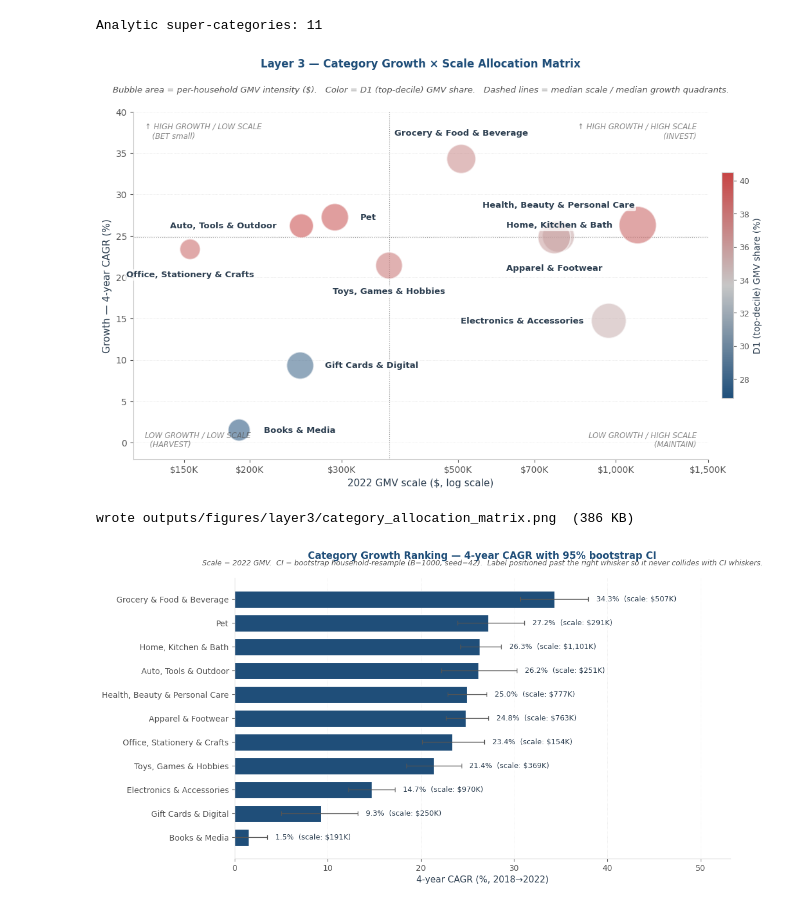
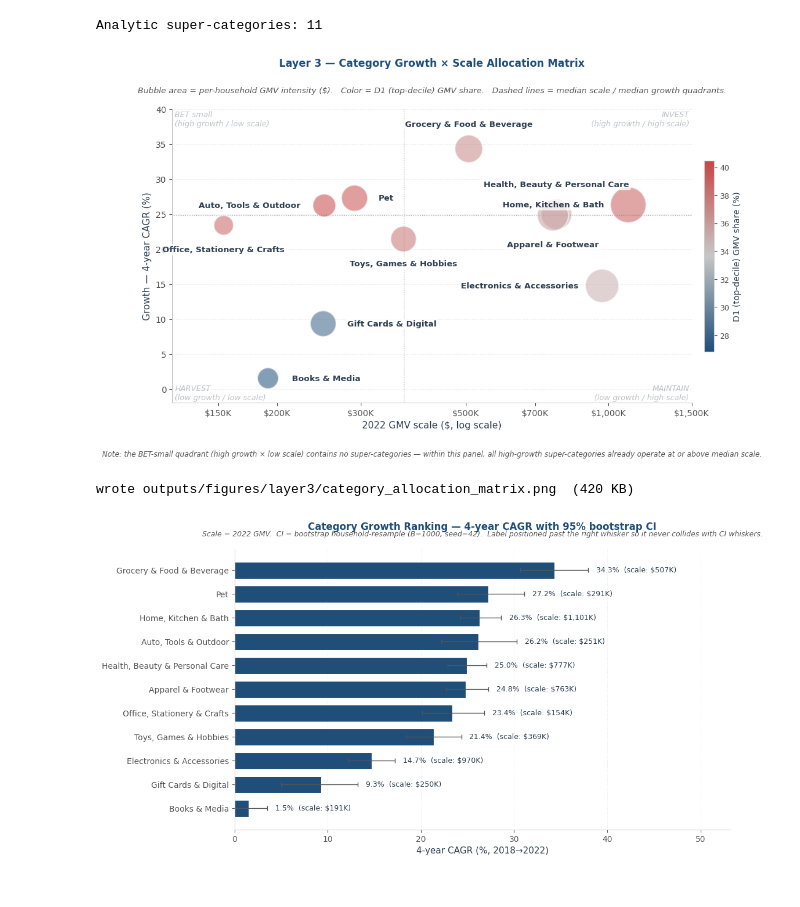
Before and after one commit to lilwan345/amazon-revenue-analytics, a Jupyter notebook: notebooks/03_layer3_allocation.ipynb, the cells around one changed output. Saved outputs shown, nothing was run; the diff lists cells and outputs as text; code cells hidden in the pictures.

```diff
--- a/notebooks/03_layer3_allocation.ipynb
+++ b/notebooks/03_layer3_allocation.ipynb
@@ -354,19 +354,19 @@ for x, y, name in zip(scale_k, growth_pct, names):
                 bbox=dict(boxstyle='round,pad=0.2', facecolor='white',
                           edgecolor='none', alpha=0.75))
 
-# Quadrant tags (corners, faint)
-ax.text(0.02, 0.97, '↑ HIGH GROWTH / LOW SCALE\n   (BET small)',
-        transform=ax.transAxes, fontsize=8.5, color=COLOR_MUTED,
-        va='top', ha='left', style='italic', alpha=0.7)
-ax.text(0.98, 0.97, '↑ HIGH GROWTH / HIGH SCALE\n           (INVEST)',
-        transform=ax.transAxes, fontsize=8.5, color=COLOR_MUTED,
-        va='top', ha='right', style='italic', alpha=0.7)
-ax.text(0.02, 0.03, 'LOW GROWTH / LOW SCALE\n  (HARVEST)',
-        transform=ax.transAxes, fontsize=8.5, color=COLOR_MUTED,
-        va='bottom', ha='left', style='italic', alpha=0.7)
-ax.text(0.98, 0.03, 'LOW GROWTH / HIGH SCALE\n         (MAINTAIN)',
-        transform=ax.transAxes, fontsize=8.5, color=COLOR_MUTED,
-        va='bottom', ha='right', style='italic', alpha=0.7)
+# Quadrant tags — tight corners, lighter font, low alpha so they read as
+# background annotation rather than primary visual elements. The BET-small
+# quadrant is empty; a footnote below the x-axis discloses this.
+_quad_kw = dict(transform=ax.transAxes, fontsize=9, color='#9aa3ad',
+                style='italic', alpha=0.65, fontweight='normal')
+ax.text(0.005, 0.995, 'BET small\n(high growth / low scale)',
+        va='top',    ha='left',  **_quad_kw)
+ax.text(0.995, 0.995, 'INVEST\n(high growth / high scale)',
+        va='top',    ha='right', **_quad_kw)
+ax.text(0.005, 0.005, 'HARVEST\n(low growth / low scale)',
+        va='bottom', ha='left',  **_quad_kw)
+ax.text(0.995, 0.005, 'MAINTAIN\n(low growth / high scale)',
+        va='bottom', ha='right', **_quad_kw)
 
 ax.set_xscale('log')
 # Add explicit ticks on log axis for readability ($150, 200, 300, 500, 1000, 1500)
@@ -377,35 +377,43 @@ ax.xaxis.set_minor_locator(FixedLocator([]))
 ax.xaxis.set_major_formatter(FuncFormatter(lambda v, _: f'${v:,.0f}K'))
 
 ax.set_xlabel('2022 GMV scale ($, log scale)', fontsize=11)
 ax.set_ylabel('Growth — 4-year CAGR (%)', fontsize=11)
 ax.set_title('Layer 3 — Category Growth × Scale Allocation Matrix',
              pad=50, fontsize=12)
 ax.text(0.5, 1.05,
         'Bubble area = per-household GMV intensity ($).   '
         'Color = D1 (top-decile) GMV share.   '
         'Dashed lines = median scale / median growth quadrants.',
         transform=ax.transAxes, ha='center', va='bottom',
         fontsize=9.5, color=COLOR_MUTED, style='italic')
 
+# Footnote (below x-axis label) — explicit disclosure that BET is empty.
+ax.text(0.5, -0.16,
+        'Note: the BET-small quadrant (high growth × low scale) contains '
+        'no super-categories — within this panel, all high-growth super-'
+        'categories already operate at or above median scale.',
+        transform=ax.transAxes, ha='center', va='top',
+        fontsize=8.5, color=COLOR_MUTED, style='italic')
+
 sm = plt.cm.ScalarMappable(cmap=cmap, norm=norm); sm.set_array([])
 cbar = fig.colorbar(sm, ax=ax, shrink=0.65, pad=0.02)
 cbar.set_label('D1 (top-decile) GMV share (%)', fontsize=10)
 cbar.ax.tick_params(labelsize=9)
 
 ax.yaxis.grid(True, linestyle=':', color='#dddddd', linewidth=0.5)
 ax.set_axisbelow(True)
 ax.set_xlim(left=120, right=1500)
 ax.set_ylim(bottom=-2, top=40)
 
 plt.tight_layout(rect=[0, 0, 1, 0.93])
 ALLOC_PNG = PROJECT_ROOT / 'outputs' / 'figures' / 'layer3' / 'category_allocation_matrix.png'
 ALLOC_PNG.parent.mkdir(parents=True, exist_ok=True)
 plt.savefig(ALLOC_PNG, dpi=300, facecolor='white', bbox_inches='tight')
 plt.show()
 print(f'wrote {ALLOC_PNG.relative_to(PROJECT_ROOT)}  ({ALLOC_PNG.stat().st_size/1024:.0f} KB)')
 # %% [output]
-[figure, old version]
+[figure, new version]
-wrote outputs/figures/layer3/category_allocation_matrix.png  (386 KB)
+wrote outputs/figures/layer3/category_allocation_matrix.png  (420 KB)
 # %%
 # --- FIGURE 2: Growth × Scale ranking table ---
 # % label placed AFTER the CI whisker (ci_high + offset), not at bar end —
```
Also changed, not shown: 1 other file.
